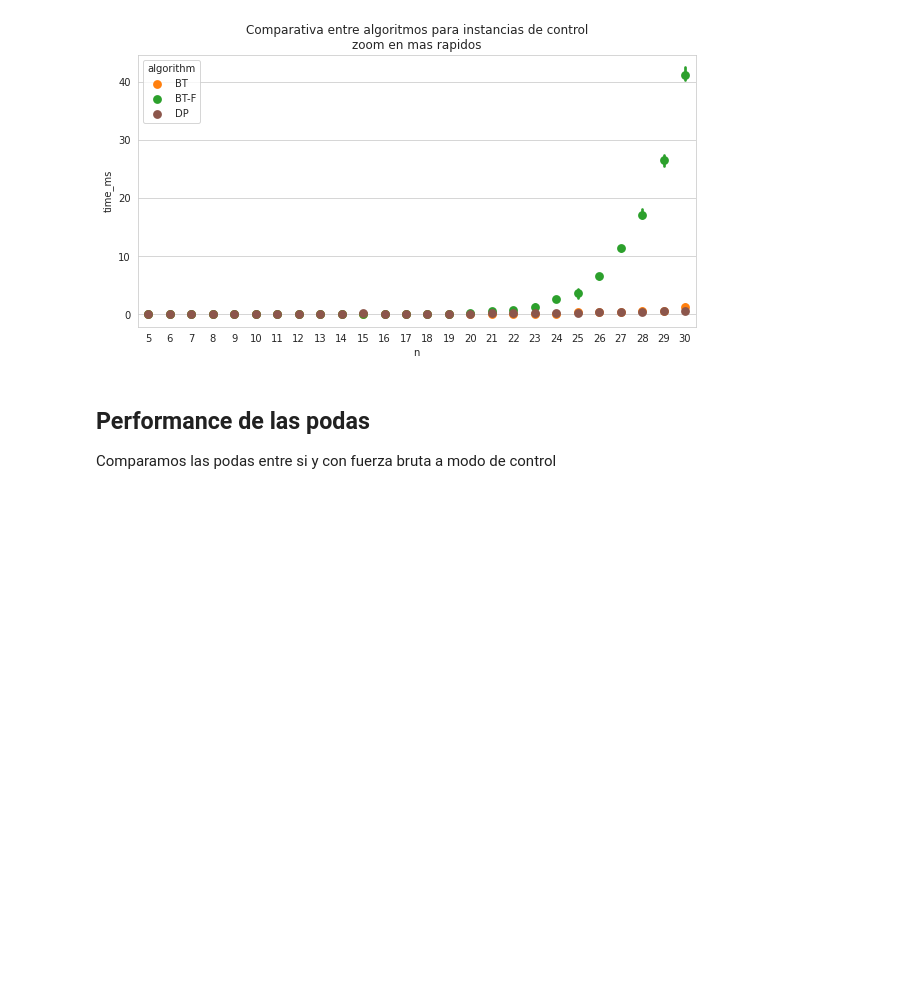
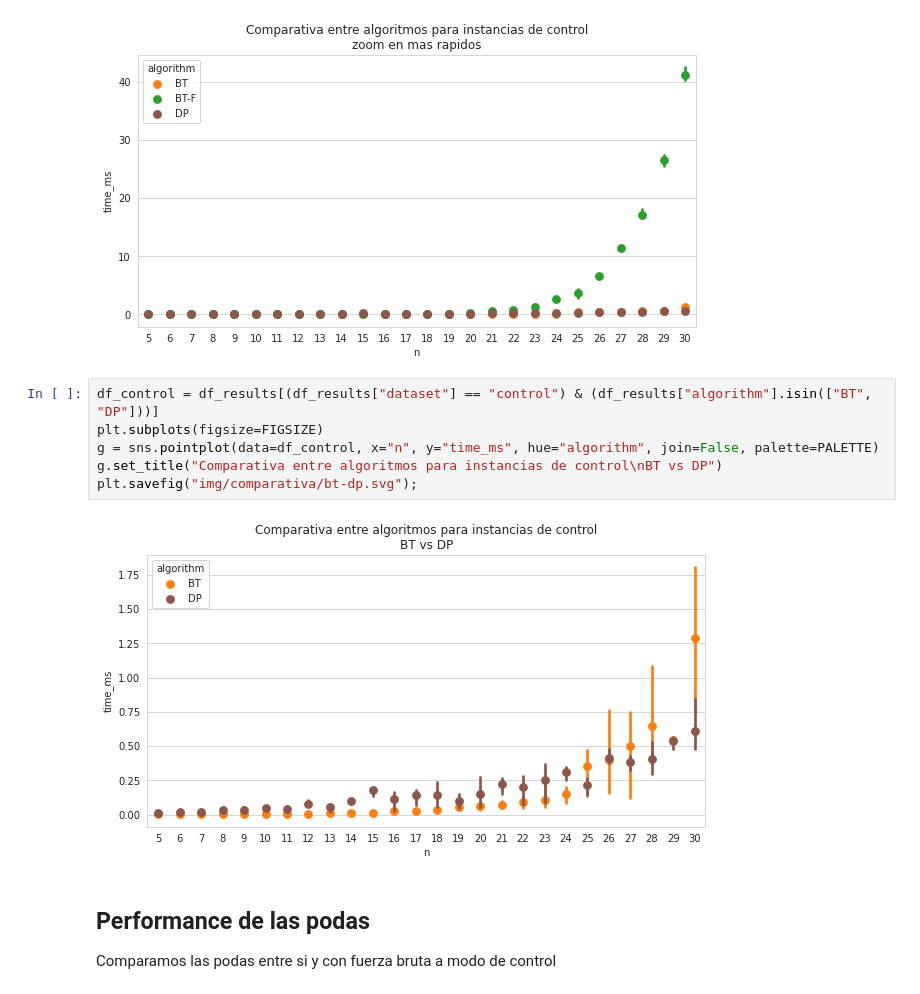
Before and after one commit to mnPanic/algo3-tp1, a Jupyter notebook: jupyter/analisis.ipynb, the cells around one changed output. Cells and saved outputs as stored; diff of their text form; blank space fills up the shorter version.

```diff
--- a/jupyter/analisis.ipynb
+++ b/jupyter/analisis.ipynb
@@ -197,6 +208,14 @@ g.set_title("Comparativa entre algoritmos para instancias de control\nzoom en ma
 plt.savefig("img/comparativa/zoom.svg");
 # %% [output]
 [figure]
+# %%
+df_control = df_results[(df_results["dataset"] == "control") & (df_results["algorithm"].isin(["BT", "DP"]))]
+plt.subplots(figsize=FIGSIZE)
+g = sns.pointplot(data=df_control, x="n", y="time_ms", hue="algorithm", join=False, palette=PALETTE)
+g.set_title("Comparativa entre algoritmos para instancias de control\nBT vs DP")
+plt.savefig("img/comparativa/bt-dp.svg");
+# %% [output]
+[figure, added]
 # %% [markdown]
 ## Performance de las podas
 
```
Also changed, not shown: parts of 5 cells of this notebook, 38 other files.
